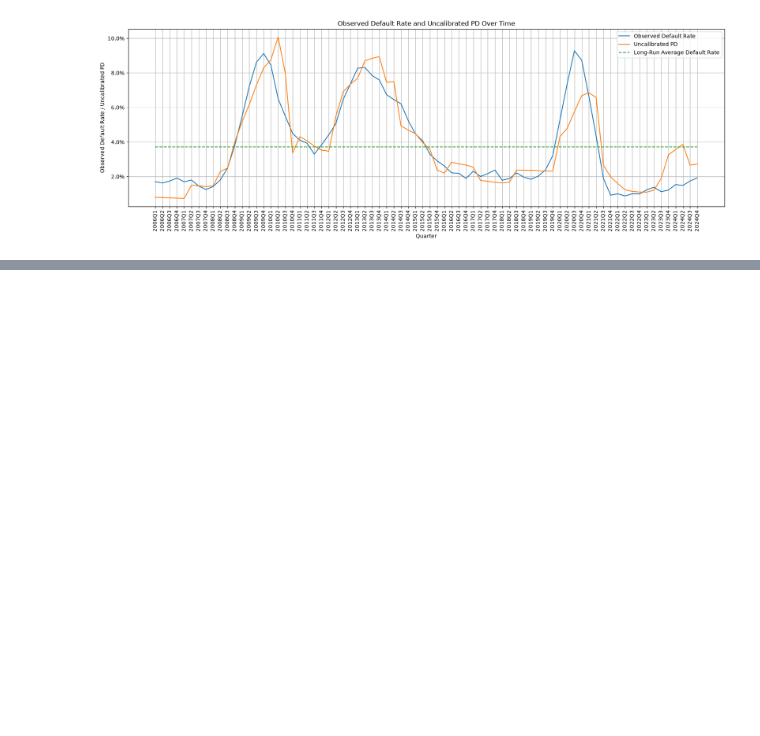
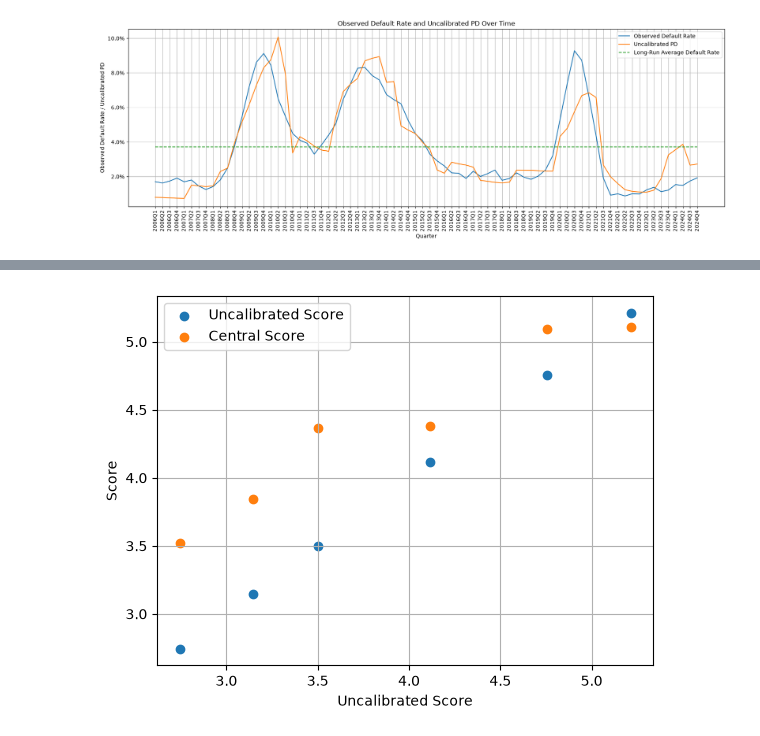
Before and after one commit to Christoffer11/PD-modelling, a Jupyter notebook: Calibration.ipynb, the cells around one changed output, grey strips where cells are left out. Saved outputs shown, nothing was run; the diff lists cells and outputs as text; code cells hidden in the pictures; blank space fills up the shorter version.

Commit message:
Estimated calibration curve

```diff
--- a/Calibration.ipynb
+++ b/Calibration.ipynb
@@ -90,0 +127,3 @@ def adjustment_score(pds, target):
+# %%
+cutter = optb.OptimalBinning(name = "uncalibrated_pd", min_bin_size=0.005, monotonic_trend="ascending")
+cutter.fit(adjustment_data["uncalibrated_pd"], adjustment_data["default_12m"])
@@ -90,0 +146,20 @@ def adjustment_score(pds, target):
+# %%
+adjustment_data["bin"] = cutter.transform(adjustment_data["uncalibrated_pd"], metric="bins")
+# %%
+grouping = adjustment_data.groupby("bin").agg({
+    "uncalibrated_pd": "mean",
+    "default_12m": "mean"
+})
+# %%
+grouping["uncalibrated_score"] = -np.log(grouping["uncalibrated_pd"]/(1-grouping["uncalibrated_pd"]))
+grouping["central_score"] = -np.log(grouping["default_12m"]/(1-grouping["default_12m"]))
+# %%
+plt.scatter(grouping["uncalibrated_score"], grouping["uncalibrated_score"], label="Uncalibrated Score")
+plt.scatter(grouping["uncalibrated_score"], grouping["central_score"], label="Central Score")
+plt.xlabel("Uncalibrated Score")
+plt.ylabel("Score")
+plt.legend()
+plt.grid(True)
+plt.show()
+# %% [output]
+[figure, added]
```
Also changed, not shown: parts of 21 cells of this notebook.
